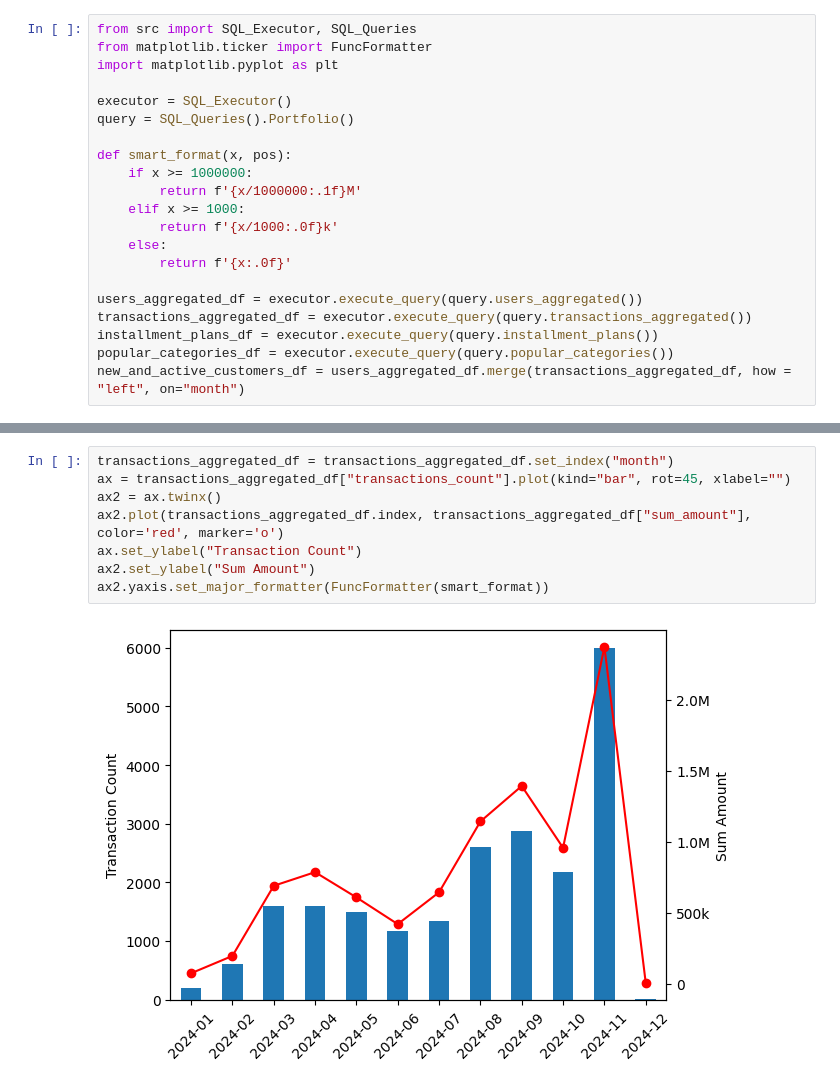
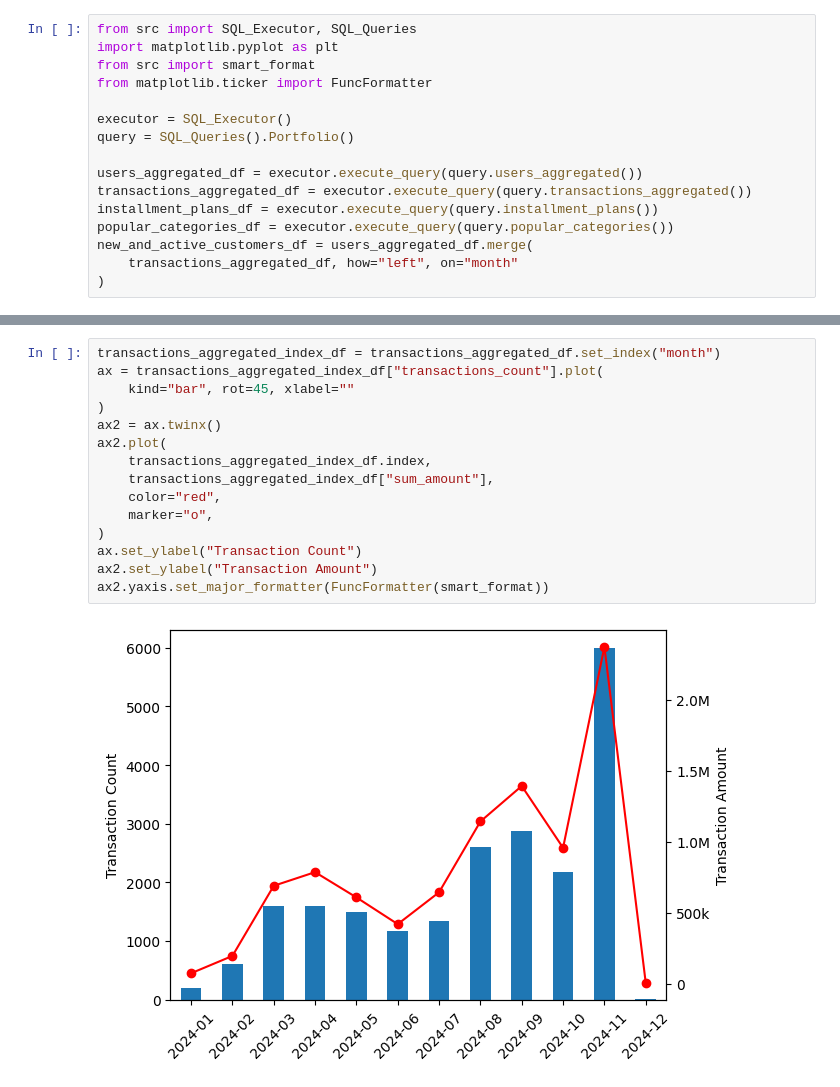
Before and after one commit to karciszuk/vbassigment, a Jupyter notebook: notebooks/portfolio.ipynb, the cells around one changed output, grey strips where cells are left out. Saved outputs shown, nothing was run; the diff lists cells and outputs as text.

```diff
--- a/notebooks/portfolio.ipynb
+++ b/notebooks/portfolio.ipynb
@@ -1,23 +1,18 @@
 # %%
 from src import SQL_Executor, SQL_Queries
+import matplotlib.pyplot as plt
+from src import smart_format
 from matplotlib.ticker import FuncFormatter
-import matplotlib.pyplot as plt
 
 executor = SQL_Executor()
 query = SQL_Queries().Portfolio()
-
-def smart_format(x, pos):
-    if x >= 1000000:
-        return f'{x/1000000:.1f}M'
-    elif x >= 1000:
-        return f'{x/1000:.0f}k'
-    else:
-        return f'{x:.0f}'
 
 users_aggregated_df = executor.execute_query(query.users_aggregated())
 transactions_aggregated_df = executor.execute_query(query.transactions_aggregated())
 installment_plans_df = executor.execute_query(query.installment_plans())
 popular_categories_df = executor.execute_query(query.popular_categories())
-new_and_active_customers_df = users_aggregated_df.merge(transactions_aggregated_df, how = "left", on="month")
+new_and_active_customers_df = users_aggregated_df.merge(
+    transactions_aggregated_df, how="left", on="month"
+)
 # %%
 new_and_active_customers_df = new_and_active_customers_df.set_index("month")
@@ -34,15 +23,22 @@ ax.legend(["New Users", "Active Users"]);
 # %% [output]
 [figure]
 # %%
-transactions_aggregated_df = transactions_aggregated_df.set_index("month")
-ax = transactions_aggregated_df["transactions_count"].plot(kind="bar", rot=45, xlabel="")
+transactions_aggregated_index_df = transactions_aggregated_df.set_index("month")
+ax = transactions_aggregated_index_df["transactions_count"].plot(
+    kind="bar", rot=45, xlabel=""
+)
 ax2 = ax.twinx()
-ax2.plot(transactions_aggregated_df.index, transactions_aggregated_df["sum_amount"], color='red', marker='o')
+ax2.plot(
+    transactions_aggregated_index_df.index,
+    transactions_aggregated_index_df["sum_amount"],
+    color="red",
+    marker="o",
+)
 ax.set_ylabel("Transaction Count")
-ax2.set_ylabel("Sum Amount")
+ax2.set_ylabel("Transaction Amount")
 ax2.yaxis.set_major_formatter(FuncFormatter(smart_format))
 # %% [output]
-[figure, old version]
+[figure, new version]
 # %%
 installment_plans_df = installment_plans_df.set_index("month")
 ax = installment_plans_df[
```
Also changed, not shown: parts of 3 cells of this notebook, 7 other files.
